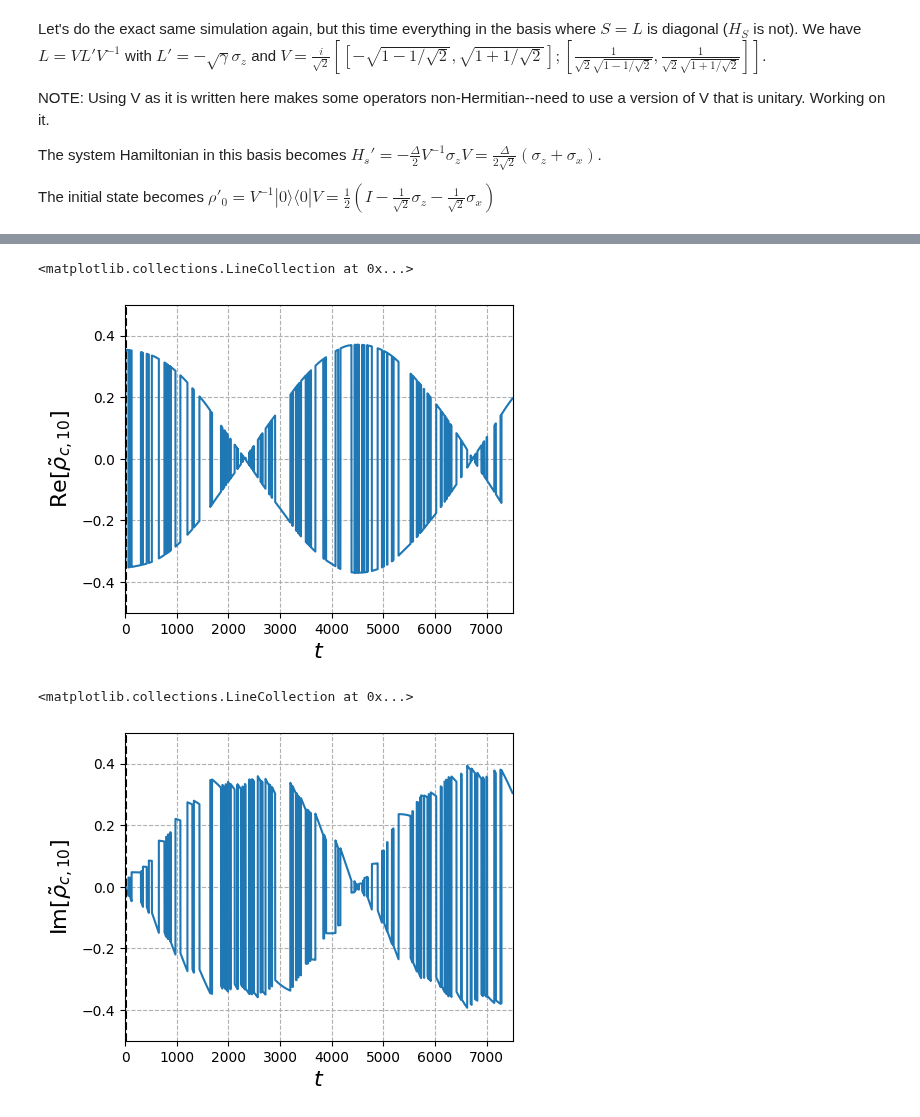
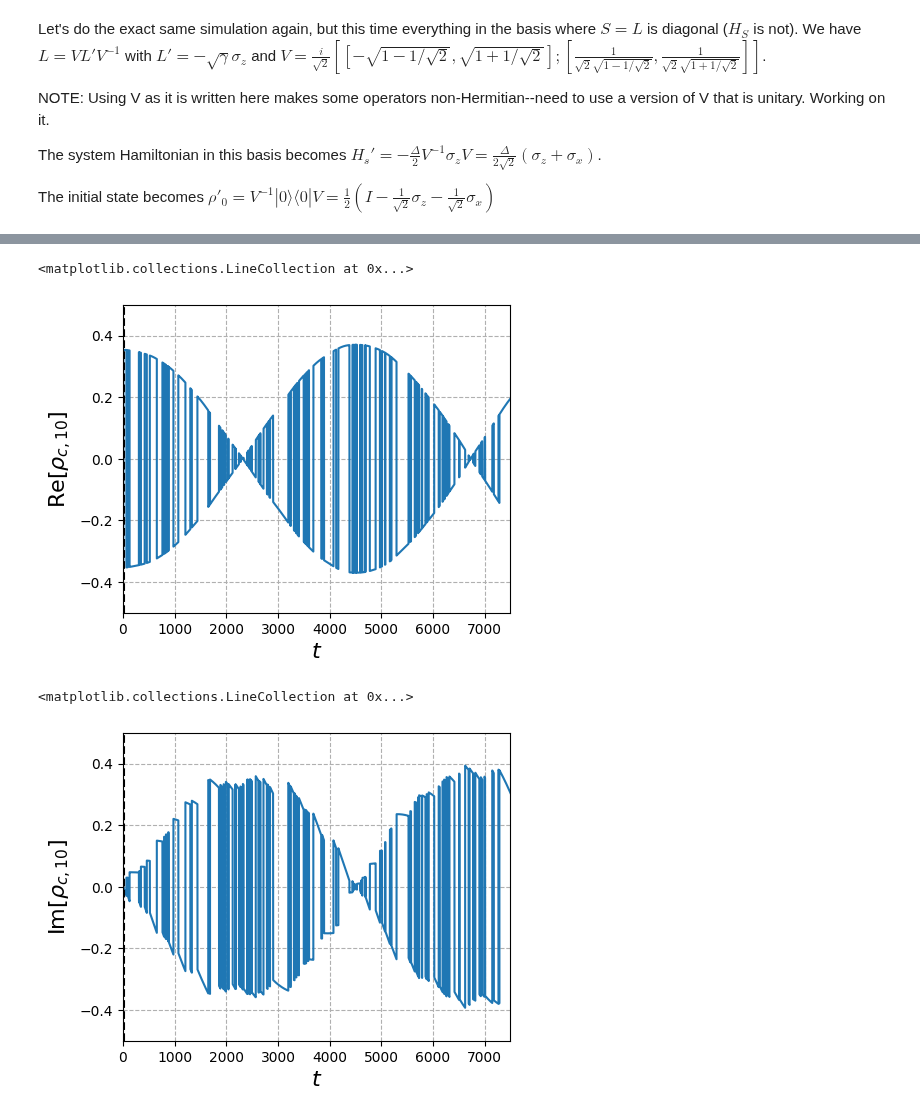
Before and after one commit to mikeal888/The_V_model, a Jupyter notebook: two_ls.ipynb, the cells around one changed output, grey strips where cells are left out. Cells and saved outputs as stored; diff of their text form; code cells hidden in the pictures.

```diff
--- a/two_ls.ipynb
+++ b/two_ls.ipynb
@@ -202,32 +202,32 @@ ax2.vlines(T_long, ymin=0, ymax=1, linestyles=['--'], colors=['k'])
 # %%
 # Plot the coherences
 
 fig, ax1 = plt.subplots(figsize=(5,4))
 ax1.plot(tlist, g10_evo_prime.real)#, label=r"Re[$\tilde{\rho}_{c,10}$]")
 
 ax1.set_xlabel(r'$t$', fontsize=16)
-ax1.set_ylabel(r"Re[$\tilde{\rho}_{c,10}$]", fontsize=16)
+ax1.set_ylabel(r"Re[$\rho_{c,10}$]", fontsize=16)
 # ax1.legend(fontsize=12, loc="upper left")
 ax1.grid(linestyle='--')
 ax1.set_xlim(t0,tf)
 ax1.set_ylim(-0.5, 0.5)
 
 # ax2 = fig.add_axes([0.37,0.18,0.26,0.18])
 # ax2.plot(tshort,g10_evo_short)
 # ax2.set_xlim([t0,tf_short])
 # ax2.set_ylim([-0.5,0.5])
 
 ax1.vlines(T_short,-0.5, 0.5, colors=['k'], linestyles=['--'])
 # %% [output]
 <matplotlib.collections.LineCollection at 0x...>
-[figure, old version]
+[figure, new version]
 # %%
 
 fig, ax1 = plt.subplots(figsize=(5,4))
 ax1.plot(tlist, g10_evo_prime.imag)#, label=r"Re[$\tilde{\rho}_{c,10}$]")
 
 ax1.set_xlabel(r'$t$', fontsize=16)
-ax1.set_ylabel(r"Im[$\tilde{\rho}_{c,10}$]", fontsize=16)
+ax1.set_ylabel(r"Im[$\rho_{c,10}$]", fontsize=16)
 # ax1.legend(fontsize=12, loc="upper left")
 ax1.grid(linestyle='--')
 ax1.set_xlim(t0,tf)
@@ -241,4 +241,4 @@ ax1.set_ylim(-0.5, 0.5)
 ax1.vlines(T_short,-0.5, 0.5, colors=['k'], linestyles=['--'])
 # %% [output]
 <matplotlib.collections.LineCollection at 0x...>
-[figure, old version]
+[figure, new version]
```
Also changed, not shown: parts of 4 cells of this notebook, 1 other file.
